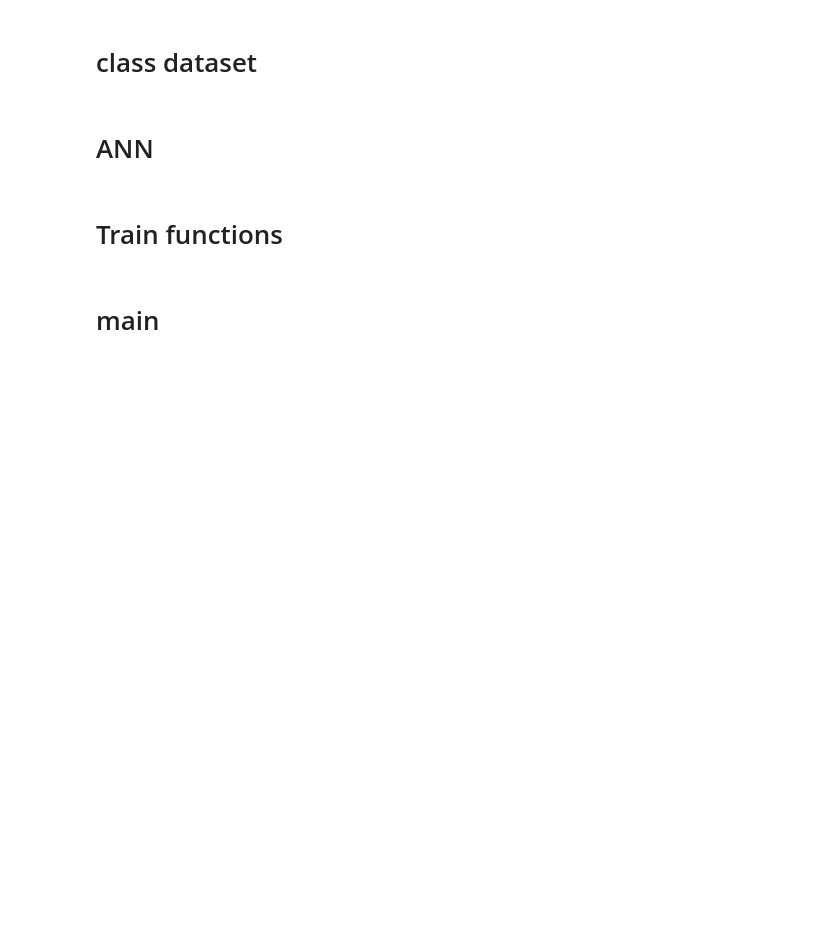
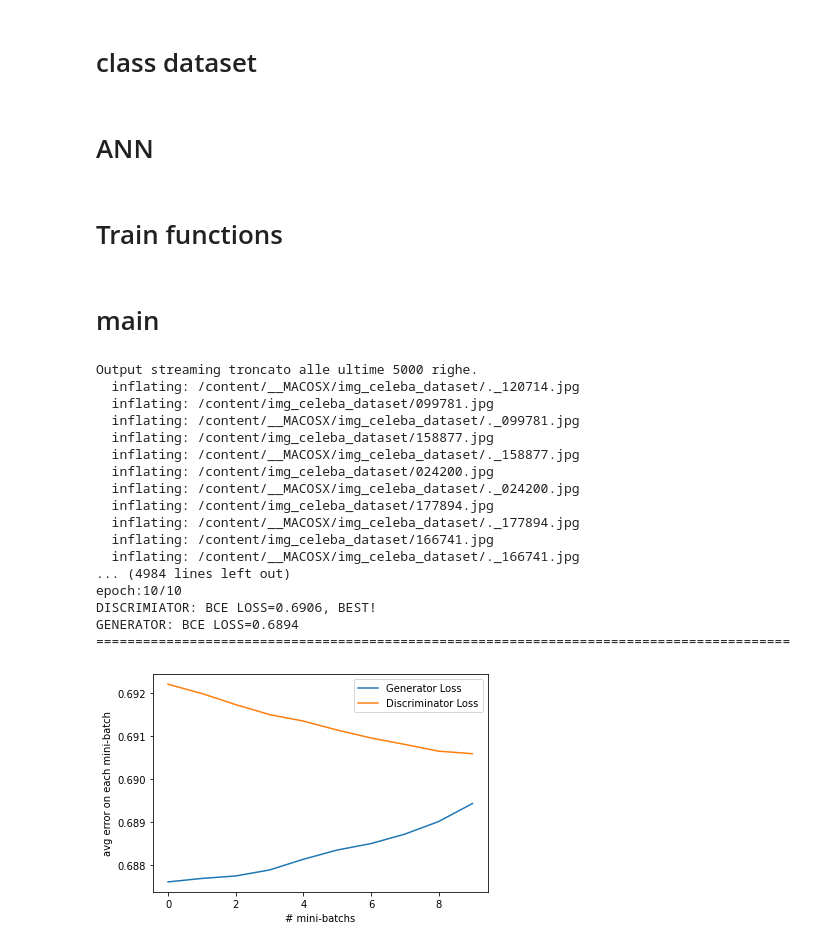
Before and after one commit to tomanci/NN_proj, a Jupyter notebook: main_colab.ipynb, the cells around one changed output. Cells and saved outputs as stored; diff of their text form; code cells hidden in the pictures; blank space fills up the shorter version.

Commit message:
Add plot

```diff
--- a/main_colab.ipynb
+++ b/main_colab.ipynb
@@ -635,6 +635,9 @@ def train_lr(architecture_G,architecture_D,batch_size:int,n_epochs:int,dataset,l
 
     plt.plot(loss_G_batch)
     plt.plot(loss_D_batch)
+    plt.legend(["Generator Loss","Discriminator Loss"])
+    plt.xlabel("# mini-batchs")
+    plt.ylabel("avg error on each mini-batch")
     plt.show()
 
 
@@ -814,18 +817,40 @@ def train_lr_obj(architecture_G,architecture_D,batch_size:int,n_epochs:int,datas
 
     plt.plot(loss_G_batch)
     plt.plot(loss_D_batch)
+    plt.legend(["Generator Loss","Discriminator Loss"])
+    plt.xlabel("# mini-batchs")
+    plt.ylabel("avg error on each mini-batch")
     plt.show()
 # %% [markdown]
 # main
 # %%
 processing_unit = torch.device("cuda:0" if torch.cuda.is_available() else "cpu")
 batch_size = 128
-epochs = 15
-p_subset = 0.25
+epochs = 3#15
+p_subset = 0.000025#0.25
 lr_g = 0.001
 lr_d = 0.00001
 dataset = Dataset(path_destination="/content/img_celeba_dataset")
 gen_net = Generator(processing_unit,"conventional")
 dis_net = Discriminator(processing_unit)
 
 train_lr(architecture_G=gen_net,architecture_D=dis_net,batch_size=128,n_epochs=10,dataset=dataset,lr_g=0.001,lr_d=0.00001,processing_unit = processing_unit,p_subset=p_subset)
+# %% [output]
+Output streaming troncato alle ultime 5000 righe.
+  inflating: /content/__MACOSX/img_celeba_dataset/._120714.jpg
+  inflating: /content/img_celeba_dataset/099781.jpg
+  inflating: /content/__MACOSX/img_celeba_dataset/._099781.jpg
+  inflating: /content/img_celeba_dataset/158877.jpg
+  inflating: /content/__MACOSX/img_celeba_dataset/._158877.jpg
+  inflating: /content/img_celeba_dataset/024200.jpg
+  inflating: /content/__MACOSX/img_celeba_dataset/._024200.jpg
+  inflating: /content/img_celeba_dataset/177894.jpg
+  inflating: /content/__MACOSX/img_celeba_dataset/._177894.jpg
+  inflating: /content/img_celeba_dataset/166741.jpg
+  inflating: /content/__MACOSX/img_celeba_dataset/._166741.jpg
+... (4984 lines left out)
+epoch:10/10
+DISCRIMIATOR: BCE LOSS=0.6906, BEST!
+GENERATOR: BCE LOSS=0.6894
+=========================================================================================
+[figure, added]
```
